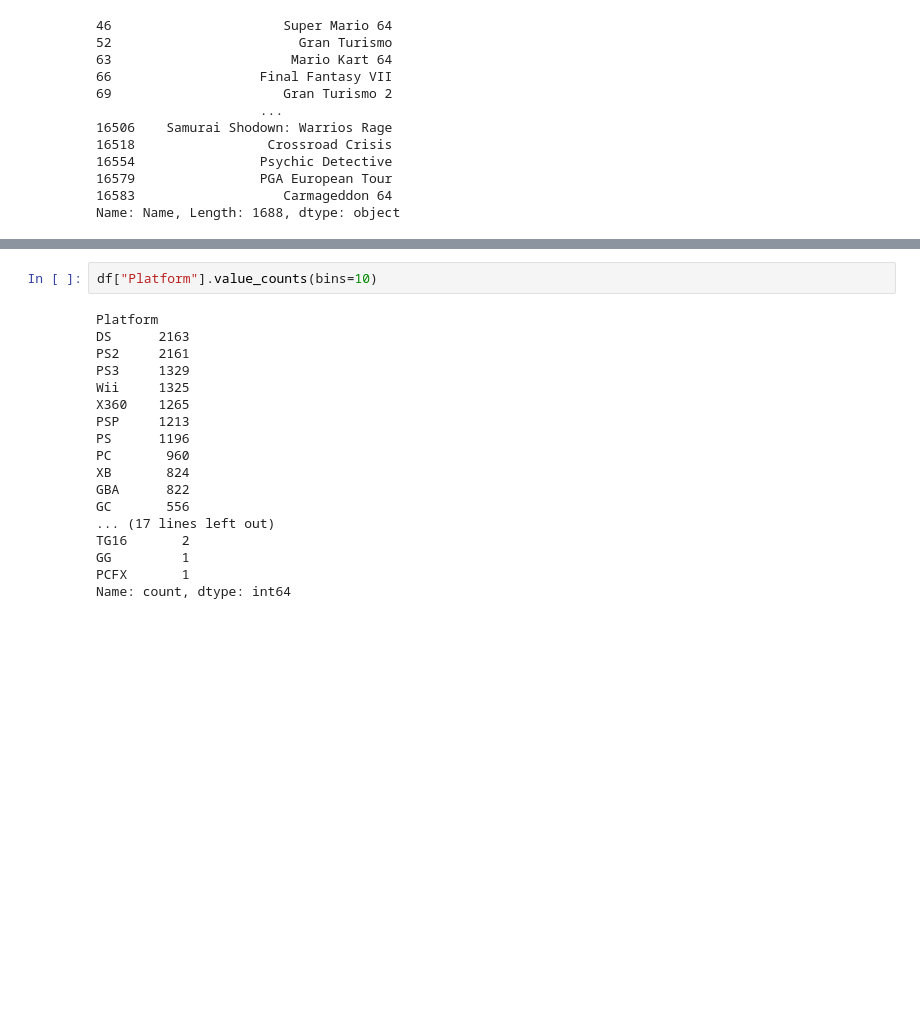
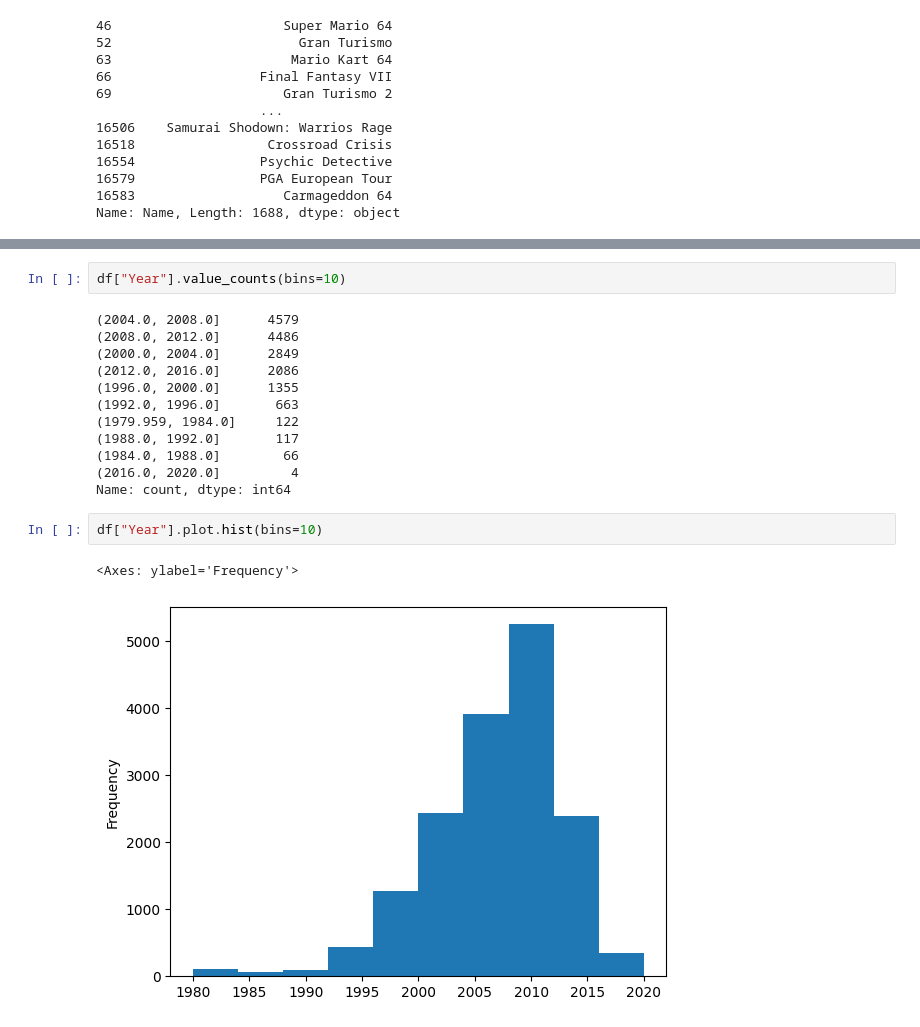
Before and after one commit to jen29jh/semanaTec2, a Jupyter notebook: videojuegos.ipynb, the cells around one changed output, grey strips where cells are left out. Saved outputs shown, nothing was run; the diff lists cells and outputs as text; blank space fills up the shorter version.

```diff
--- a/videojuegos.ipynb
+++ b/videojuegos.ipynb
@@ -211,20 +231,19 @@ df.nsmallest(n=5, columns=["NA_Sales"])
 # %%
-df["Platform"].value_counts(bins=10)
+df["Year"].value_counts(bins=10)
 # %% [output]
-Platform
-DS      2163
-PS2     2161
-PS3     1329
-Wii     1325
-X360    1265
-PSP     1213
-PS      1196
-PC       960
-XB       824
-GBA      822
-GC       556
-... (17 lines left out)
-TG16       2
-GG         1
-PCFX       1
+(2004.0, 2008.0]      4579
+(2008.0, 2012.0]      4486
+(2000.0, 2004.0]      2849
+(2012.0, 2016.0]      2086
+(1996.0, 2000.0]      1355
+(1992.0, 1996.0]       663
+(1979.959, 1984.0]     122
+(1988.0, 1992.0]       117
+(1984.0, 1988.0]        66
+(2016.0, 2020.0]         4
 Name: count, dtype: int64
+# %%
+df["Year"].plot.hist(bins=10)
+# %% [output]
+<Axes: ylabel='Frequency'>
+[figure, added]
```
Also changed, not shown: parts of 1 cell of this notebook.
